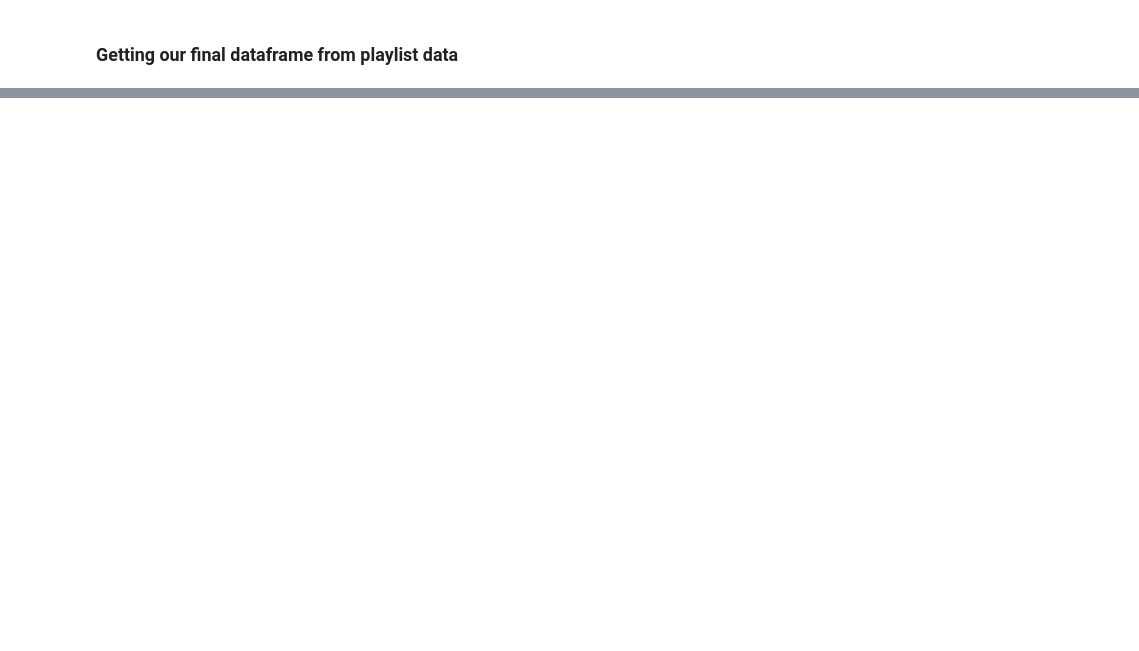
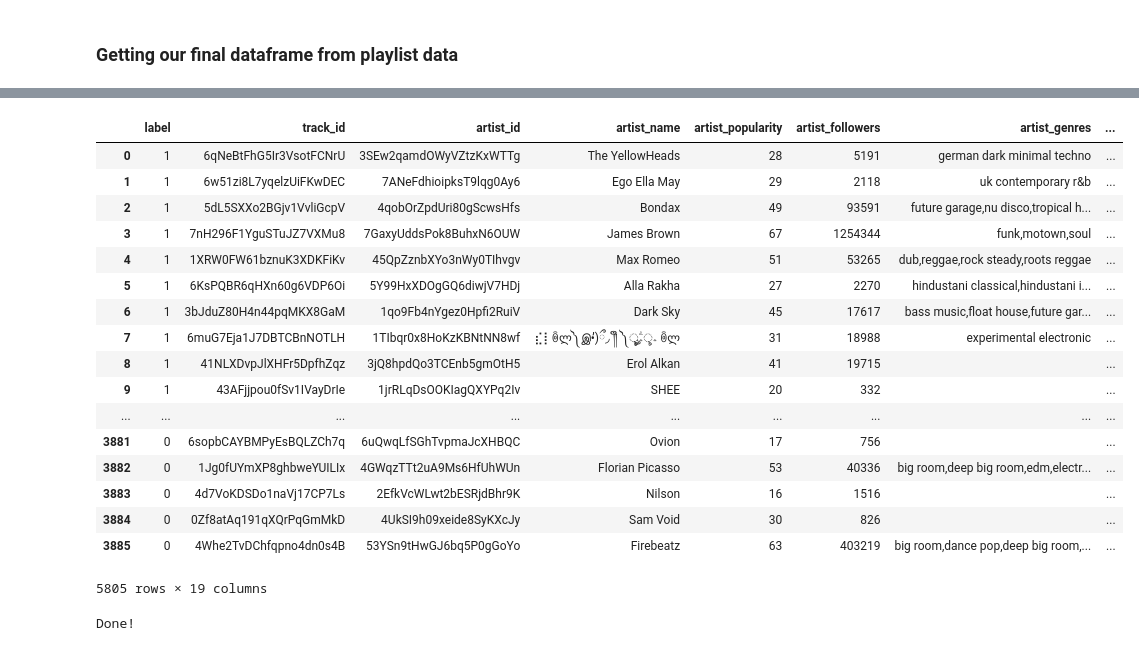
Before and after one commit to adidottxt/spotify-music-discovery, a Jupyter notebook: spotify-playlist-data.ipynb, the cells around one changed output, grey strips where cells are left out. Saved outputs shown, nothing was run; the diff lists cells and outputs as text; code cells hidden in the pictures; blank space fills up the shorter version.

Commit message:
close to done, graphs need to be implemented in learning.ipynb

```diff
--- a/spotify-playlist-data.ipynb
+++ b/spotify-playlist-data.ipynb
@@ -55,0 +141,26 @@ print('done with csv file')
+# %%
+# quick check
+data_df
+# %% [output]
+|  | label | track_id | artist_id | artist_name | artist_popularity | artist_followers | artist_genres | ... |
+| 0 | 1 | 6qNeBtFhG5Ir3VsotFCNrU | 3SEw2qamdOWyVZtzKxWTTg | The YellowHeads | 28 | 5191 | german dark minimal techno | ... |
+| 1 | 1 | 6w51zi8L7yqelzUiFKwDEC | 7ANeFdhioipksT9lqg0Ay6 | Ego Ella May | 29 | 2118 | uk contemporary r&b | ... |
+| 2 | 1 | 5dL5SXXo2BGjv1VvliGcpV | 4qobOrZpdUri80gScwsHfs | Bondax | 49 | 93591 | future garage,nu disco,tropical h... | ... |
+| 3 | 1 | 7nH296F1YguSTuJZ7VXMu8 | 7GaxyUddsPok8BuhxN6OUW | James Brown | 67 | 1254344 | funk,motown,soul | ... |
+| 4 | 1 | 1XRW0FW61bznuK3XDKFiKv | 45QpZznbXYo3nWy0TIhvgv | Max Romeo | 51 | 53265 | dub,reggae,rock steady,roots reggae | ... |
+| 5 | 1 | 6KsPQBR6qHXn60g6VDP6Oi | 5Y99HxXDOgGQ6diwjV7HDj | Alla Rakha | 27 | 2270 | hindustani classical,hindustani i... | ... |
+| 6 | 1 | 3bJduZ80H4n44pqMKX8GaM | 1qo9Fb4nYgez0Hpfi2RuiV | Dark Sky | 45 | 17617 | bass music,float house,future gar... | ... |
+| 7 | 1 | 6muG7Eja1J7DBTCBnNOTLH | 1TIbqr0x8HoKzKBNtNN8wf | ⣎⡇ꉺლ༽இ•̛)ྀ◞ ༎ຶ ༽ৣৢ؞ৢ؞ؖ ꉺლ | 31 | 18988 | experimental electronic | ... |
+| 8 | 1 | 41NLXDvpJlXHFr5DpfhZqz | 3jQ8hpdQo3TCEnb5gmOtH5 | Erol Alkan | 41 | 19715 |  | ... |
+| 9 | 1 | 43AFjjpou0fSv1IVayDrIe | 1jrRLqDsOOKIagQXYPq2Iv | SHEE | 20 | 332 |  | ... |
+| ... | ... | ... | ... | ... | ... | ... | ... | ... |
+| 3881 | 0 | 6sopbCAYBMPyEsBQLZCh7q | 6uQwqLfSGhTvpmaJcXHBQC | Ovion | 17 | 756 |  | ... |
+| 3882 | 0 | 1Jg0fUYmXP8ghbweYUILIx | 4GWqzTTt2uA9Ms6HfUhWUn | Florian Picasso | 53 | 40336 | big room,deep big room,edm,electr... | ... |
+| 3883 | 0 | 4d7VoKDSDo1naVj17CP7Ls | 2EfkVcWLwt2bESRjdBhr9K | Nilson | 16 | 1516 |  | ... |
+| 3884 | 0 | 0Zf8atAq191qXQrPqGmMkD | 4UkSI9h09xeide8SyKXcJy | Sam Void | 30 | 826 |  | ... |
+| 3885 | 0 | 4Whe2TvDChfqpno4dn0s4B | 53YSn9tHwGJ6bq5P0gGoYo | Firebeatz | 63 | 403219 | big room,dance pop,deep big room,... | ... |
+5805 rows × 19 columns
+# %%
+print('Done!')
+# %% [output]
+Done!
```
Also changed, not shown: parts of 12 cells of this notebook, 10 other files.
